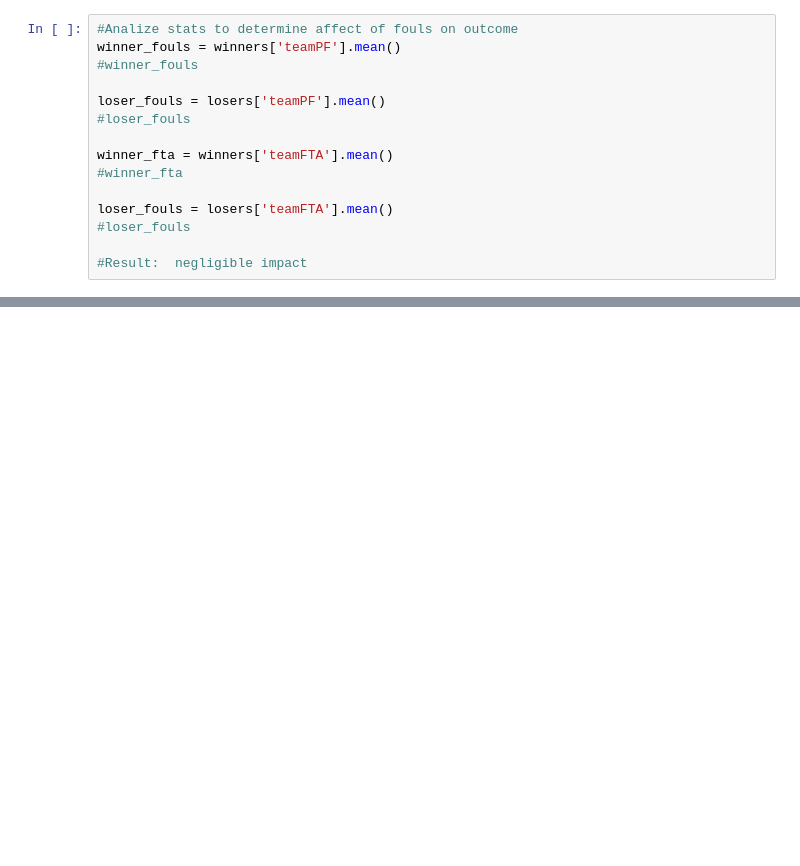
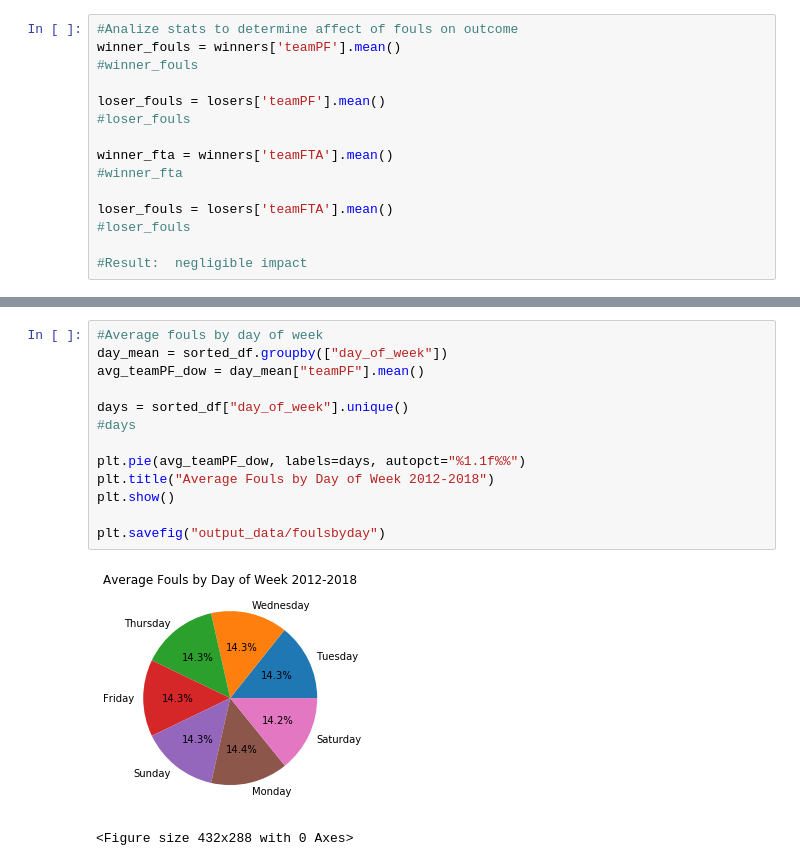
Before and after one commit to carlymckelvy/NBA_fouls, a Jupyter notebook: NBA Foul Call DATA ANALYSIS.ipynb, the cells around one changed output, grey strips where cells are left out. Drawn from its saved outputs; the diff is of its cells as text; blank space fills up the shorter version.

```diff
--- a/NBA Foul Call DATA ANALYSIS.ipynb
+++ b/NBA Foul Call DATA ANALYSIS.ipynb
@@ -150 +210,17 @@ season_wl
+# %%
+#Average fouls by day of week
+day_mean = sorted_df.groupby(["day_of_week"])
+avg_teamPF_dow = day_mean["teamPF"].mean()
+
+days = sorted_df["day_of_week"].unique()
+#days
+
+plt.pie(avg_teamPF_dow, labels=days, autopct="%1.1f%%")
+plt.title("Average Fouls by Day of Week 2012-2018")
+plt.show()
+
+plt.savefig("output_data/foulsbyday")
+# %% [output]
+[figure, added]
+<Figure size 432x288 with 0 Axes>
 # %%
```
Also changed, not shown: parts of 15 cells of this notebook, 7 other files.
